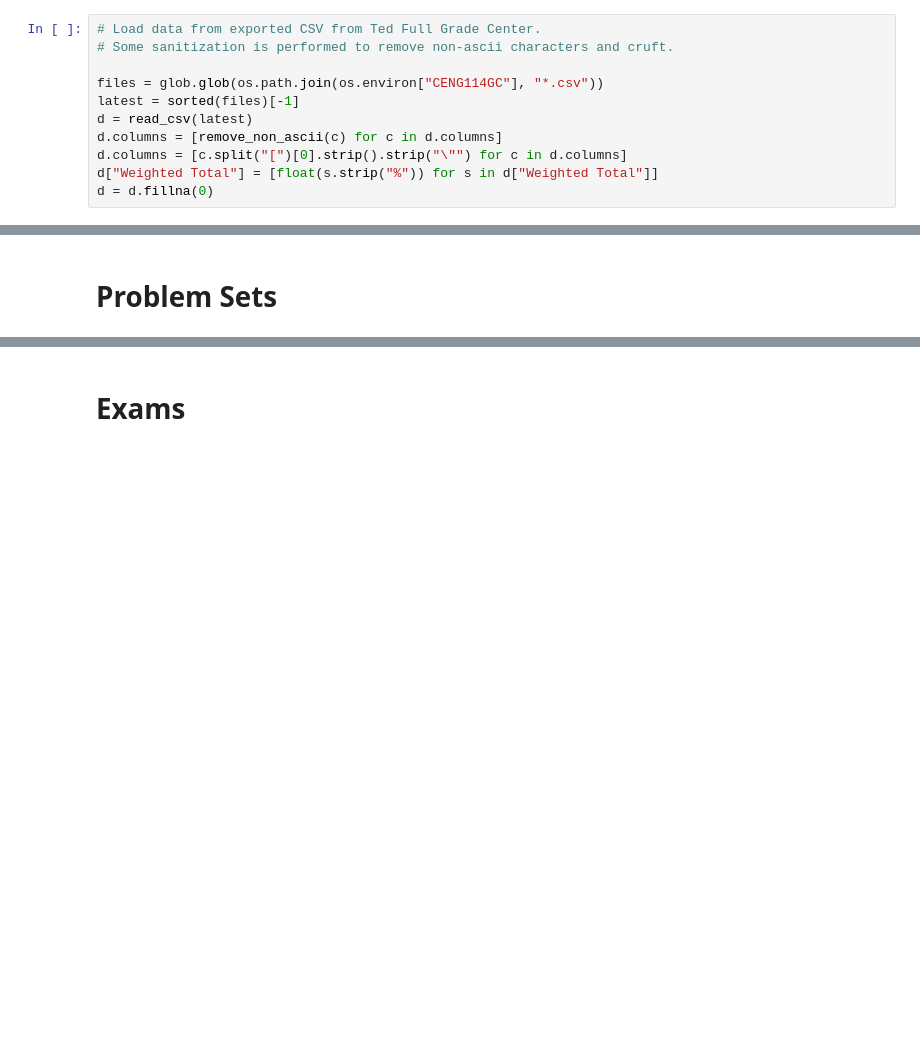
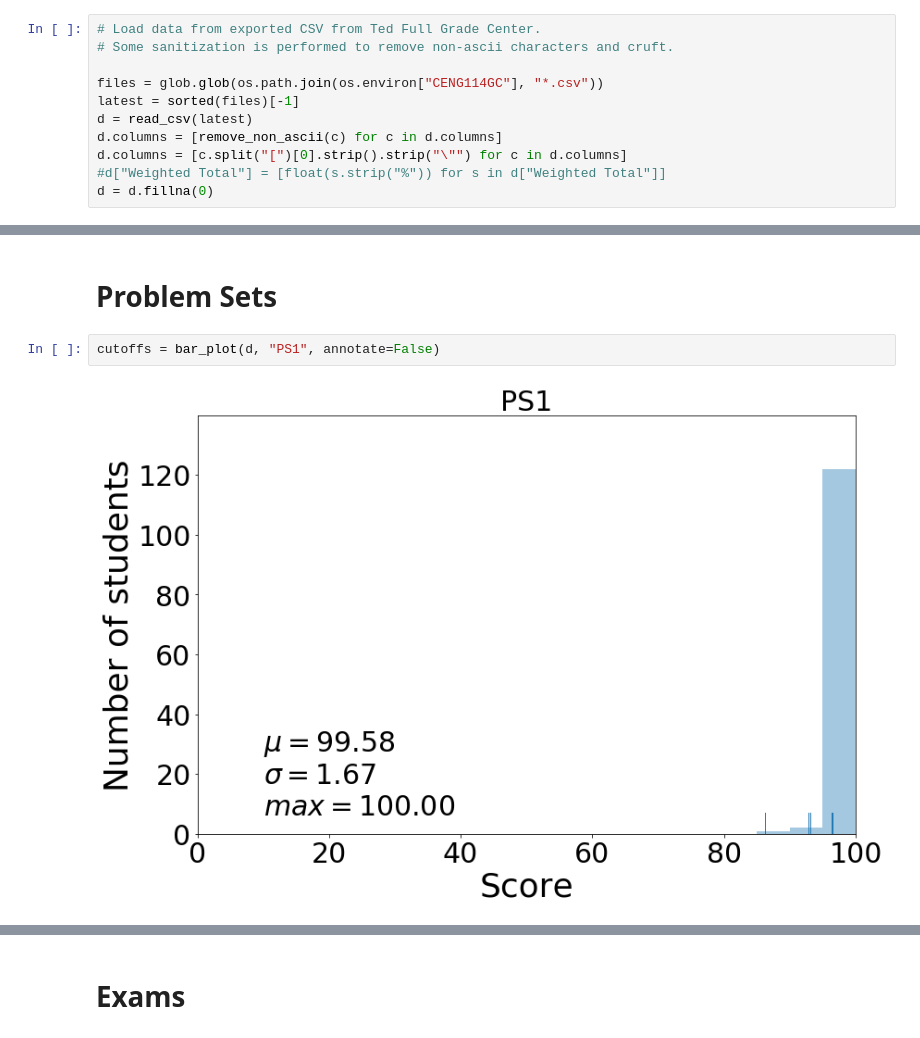
Before and after one commit to materialsvirtuallab/ceng114, a Jupyter notebook: grades/statsw2018.ipynb, the cells around one changed output, grey strips where cells are left out. Drawn from its saved outputs; the diff is of its cells as text; blank space fills up the shorter version.

```diff
--- a/grades/statsw2018.ipynb
+++ b/grades/statsw2018.ipynb
@@ -48,7 +52,7 @@ latest = sorted(files)[-1]
 d = read_csv(latest)
 d.columns = [remove_non_ascii(c) for c in d.columns]
 d.columns = [c.split("[")[0].strip().strip("\"") for c in d.columns]
-d["Weighted Total"] = [float(s.strip("%")) for s in d["Weighted Total"]]
+#d["Weighted Total"] = [float(s.strip("%")) for s in d["Weighted Total"]]
 d = d.fillna(0)
 # %%
 # Define lower grade cutoffs in terms of number of standard deviations from mean.
@@ -131,3 +147,7 @@ def assign_grades(d, column_name, cutoffs):
     d.to_csv(os.path.join(os.path.join(os.environ["CENG114GC"], "Overall grades %s.csv" % datetime.datetime.today().date())))
 # %% [markdown]
 # Problem Sets
+# %%
+cutoffs = bar_plot(d, "PS1", annotate=False)
+# %% [output]
+[figure, added]
```
Also changed, not shown: parts of 9 cells of this notebook.
